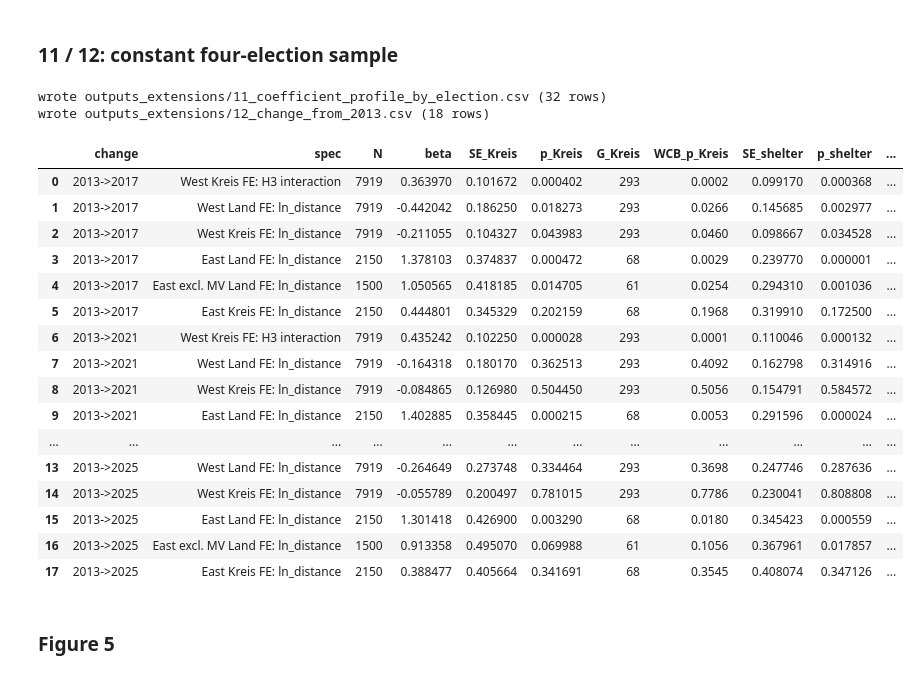
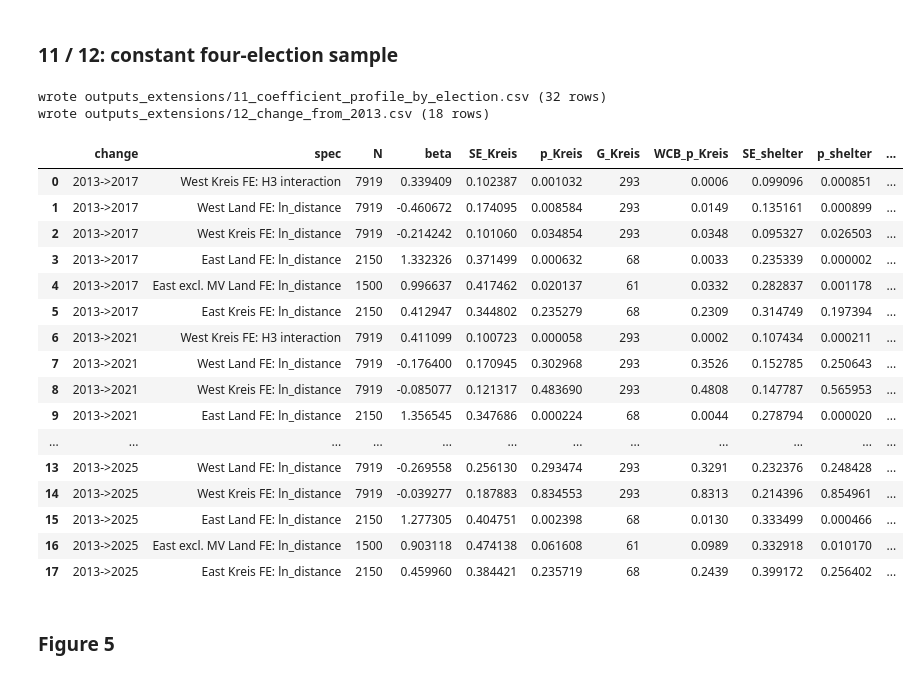
Before and after one commit to nastyacherkashova/refugee-centres-afd-germany, a Jupyter notebook: analysis/extensions_analysis.ipynb, the cells around one changed output. Saved outputs shown, nothing was run; the diff lists cells and outputs as text; code cells hidden in the pictures.

```diff
--- a/analysis/extensions_analysis.ipynb
+++ b/analysis/extensions_analysis.ipynb
@@ -619,14 +643,14 @@ for y, ylab in OUTC.items():
     W, E, EN = split(D)
     for sn, s in {"Germany": D, "West": W, "East": E, "East excl. MV": EN}.items():
         for fn, fe in FE.items():
-            m = fit(f"{y} ~ ln_distance + {fe} + {CTRL}", s)
+            m = fit(f"{y} ~ ln_distance + {fe} + {ctrl_for(y)}", s)
             rows.append(result_row(m, s, "ln_distance", outcome=ylab, spec="ln_distance", sample=sn, model=fn))
     w = with_z(W, "foreign_share_2021")
-    m = fit(f"{y} ~ ln_distance + ln_distance:Z + {KREIS_FE} + {CTRL}", w)
+    m = fit(f"{y} ~ ln_distance + ln_distance:Z + {KREIS_FE} + {ctrl_for(y)}", w)
     rows.append(result_row(m, w, "ln_distance:Z", outcome=ylab, spec="H3: ln_distance x district foreign share",
                            sample="West", model="Kreis FE"))
     for fn, fe in FE.items():
-        m = fit(f"{y} ~ n_centres_50km + {fe} + {CTRL}", w)
+        m = fit(f"{y} ~ n_centres_50km + {fe} + {ctrl_for(y)}", w)
         rows.append(result_row(m, w, "n_centres_50km", outcome=ylab, spec="n_centres_50km", sample="West", model=fn))
 save(rows, "10_gerda_change_and_placebo.csv")
 # %% [output]
@@ -656,50 +680,51 @@ W, E, EN = split(B)
 W = with_z(W, "foreign_share_2021")
 SPECS = [("Germany", "Land FE", B, "ln_distance", LAND_FE, ""), ("Germany", "Kreis FE", B, "ln_distance", KREIS_FE, ""),
          ("West", "Land FE", W, "ln_distance", LAND_FE, ""), ("West", "Kreis FE", W, "ln_distance", KREIS_FE, ""),
          ("East", "Land FE", E, "ln_distance", LAND_FE, ""), ("East", "Kreis FE", E, "ln_distance", KREIS_FE, ""),
          ("West", "Kreis FE (H3)", W, "ln_distance:Z", KREIS_FE, " + ln_distance:Z"),
          ("West", "Land FE (density)", W, "n_centres_50km", LAND_FE, "")]
 rows = []
 for sn, fn, d, term, fe, extra in SPECS:
     for y in (2013, 2017, 2021, 2025):
         rhs = "ln_distance" if term == "ln_distance:Z" else term
         m = fit(f"afd{y} ~ {rhs}{extra} + {fe} + {CTRL}", d)
         r = result_row(m, d, term, sample=sn, model=fn, term=term, year=y)
         r["mean_afd"] = d[f"afd{y}"].mean()
         rows.append(r)
 prof = save(rows, "11_coefficient_profile_by_election.csv")
 
 rows = []
 for a, b in [(2013, 2017), (2013, 2021), (2013, 2025)]:
     for lab, d, term, fe, extra in [("West Kreis FE: H3 interaction", W, "ln_distance:Z", KREIS_FE, " + ln_distance:Z"),
                                     ("West Land FE: ln_distance", W, "ln_distance", LAND_FE, ""),
                                     ("West Kreis FE: ln_distance", W, "ln_distance", KREIS_FE, ""),
                                     ("East Land FE: ln_distance", E, "ln_distance", LAND_FE, ""),
                                     ("East excl. MV Land FE: ln_distance", EN, "ln_distance", LAND_FE, ""),
                                     ("East Kreis FE: ln_distance", E, "ln_distance", KREIS_FE, "")]:
-        m = fit(f"I(afd{b} - afd{a}) ~ ln_distance{extra} + {fe} + {CTRL}", d)
+        y = f"I(afd{b} - afd{a})"
+        m = fit(f"{y} ~ ln_distance{extra} + {fe} + {ctrl_for(y)}", d)
         rows.append(result_row(m, d, term, change=f"{a}->{b}", spec=lab))
 save(rows, "12_change_from_2013.csv")
 # %% [output]
 wrote outputs_extensions/11_coefficient_profile_by_election.csv (32 rows)
 wrote outputs_extensions/12_change_from_2013.csv (18 rows)
 |  | change | spec | N | beta | SE_Kreis | p_Kreis | G_Kreis | WCB_p_Kreis | SE_shelter | p_shelter | ... |
-| 0 | 2013->2017 | West Kreis FE: H3 interaction | 7919 | 0.363970 | 0.101672 | 0.000402 | 293 | 0.0002 | 0.099170 | 0.000368 | ... |
-| 1 | 2013->2017 | West Land FE: ln_distance | 7919 | -0.442042 | 0.186250 | 0.018273 | 293 | 0.0266 | 0.145685 | 0.002977 | ... |
-| 2 | 2013->2017 | West Kreis FE: ln_distance | 7919 | -0.211055 | 0.104327 | 0.043983 | 293 | 0.0460 | 0.098667 | 0.034528 | ... |
-| 3 | 2013->2017 | East Land FE: ln_distance | 2150 | 1.378103 | 0.374837 | 0.000472 | 68 | 0.0029 | 0.239770 | 0.000001 | ... |
-| 4 | 2013->2017 | East excl. MV Land FE: ln_distance | 1500 | 1.050565 | 0.418185 | 0.014705 | 61 | 0.0254 | 0.294310 | 0.001036 | ... |
-| 5 | 2013->2017 | East Kreis FE: ln_distance | 2150 | 0.444801 | 0.345329 | 0.202159 | 68 | 0.1968 | 0.319910 | 0.172500 | ... |
-| 6 | 2013->2021 | West Kreis FE: H3 interaction | 7919 | 0.435242 | 0.102250 | 0.000028 | 293 | 0.0001 | 0.110046 | 0.000132 | ... |
-| 7 | 2013->2021 | West Land FE: ln_distance | 7919 | -0.164318 | 0.180170 | 0.362513 | 293 | 0.4092 | 0.162798 | 0.314916 | ... |
-| 8 | 2013->2021 | West Kreis FE: ln_distance | 7919 | -0.084865 | 0.126980 | 0.504450 | 293 | 0.5056 | 0.154791 | 0.584572 | ... |
-| 9 | 2013->2021 | East Land FE: ln_distance | 2150 | 1.402885 | 0.358445 | 0.000215 | 68 | 0.0053 | 0.291596 | 0.000024 | ... |
+| 0 | 2013->2017 | West Kreis FE: H3 interaction | 7919 | 0.339409 | 0.102387 | 0.001032 | 293 | 0.0006 | 0.099096 | 0.000851 | ... |
+| 1 | 2013->2017 | West Land FE: ln_distance | 7919 | -0.460672 | 0.174095 | 0.008584 | 293 | 0.0149 | 0.135161 | 0.000899 | ... |
+| 2 | 2013->2017 | West Kreis FE: ln_distance | 7919 | -0.214242 | 0.101060 | 0.034854 | 293 | 0.0348 | 0.095327 | 0.026503 | ... |
+| 3 | 2013->2017 | East Land FE: ln_distance | 2150 | 1.332326 | 0.371499 | 0.000632 | 68 | 0.0033 | 0.235339 | 0.000002 | ... |
+| 4 | 2013->2017 | East excl. MV Land FE: ln_distance | 1500 | 0.996637 | 0.417462 | 0.020137 | 61 | 0.0332 | 0.282837 | 0.001178 | ... |
+| 5 | 2013->2017 | East Kreis FE: ln_distance | 2150 | 0.412947 | 0.344802 | 0.235279 | 68 | 0.2309 | 0.314749 | 0.197394 | ... |
+| 6 | 2013->2021 | West Kreis FE: H3 interaction | 7919 | 0.411099 | 0.100723 | 0.000058 | 293 | 0.0002 | 0.107434 | 0.000211 | ... |
+| 7 | 2013->2021 | West Land FE: ln_distance | 7919 | -0.176400 | 0.170945 | 0.302968 | 293 | 0.3526 | 0.152785 | 0.250643 | ... |
+| 8 | 2013->2021 | West Kreis FE: ln_distance | 7919 | -0.085077 | 0.121317 | 0.483690 | 293 | 0.4808 | 0.147787 | 0.565953 | ... |
+| 9 | 2013->2021 | East Land FE: ln_distance | 2150 | 1.356545 | 0.347686 | 0.000224 | 68 | 0.0044 | 0.278794 | 0.000020 | ... |
 | ... | ... | ... | ... | ... | ... | ... | ... | ... | ... | ... | ... |
-| 13 | 2013->2025 | West Land FE: ln_distance | 7919 | -0.264649 | 0.273748 | 0.334464 | 293 | 0.3698 | 0.247746 | 0.287636 | ... |
-| 14 | 2013->2025 | West Kreis FE: ln_distance | 7919 | -0.055789 | 0.200497 | 0.781015 | 293 | 0.7786 | 0.230041 | 0.808808 | ... |
-| 15 | 2013->2025 | East Land FE: ln_distance | 2150 | 1.301418 | 0.426900 | 0.003290 | 68 | 0.0180 | 0.345423 | 0.000559 | ... |
-| 16 | 2013->2025 | East excl. MV Land FE: ln_distance | 1500 | 0.913358 | 0.495070 | 0.069988 | 61 | 0.1056 | 0.367961 | 0.017857 | ... |
-| 17 | 2013->2025 | East Kreis FE: ln_distance | 2150 | 0.388477 | 0.405664 | 0.341691 | 68 | 0.3545 | 0.408074 | 0.347126 | ... |
+| 13 | 2013->2025 | West Land FE: ln_distance | 7919 | -0.269558 | 0.256130 | 0.293474 | 293 | 0.3291 | 0.232376 | 0.248428 | ... |
+| 14 | 2013->2025 | West Kreis FE: ln_distance | 7919 | -0.039277 | 0.187883 | 0.834553 | 293 | 0.8313 | 0.214396 | 0.854961 | ... |
+| 15 | 2013->2025 | East Land FE: ln_distance | 2150 | 1.277305 | 0.404751 | 0.002398 | 68 | 0.0130 | 0.333499 | 0.000466 | ... |
+| 16 | 2013->2025 | East excl. MV Land FE: ln_distance | 1500 | 0.903118 | 0.474138 | 0.061608 | 61 | 0.0989 | 0.332918 | 0.010170 | ... |
+| 17 | 2013->2025 | East Kreis FE: ln_distance | 2150 | 0.459960 | 0.384421 | 0.235719 | 68 | 0.2439 | 0.399172 | 0.256402 | ... |
 # %% [markdown]
 ### Figure 5
 # %%
```
Also changed, not shown: parts of 15 cells of this notebook, 14 other files.
